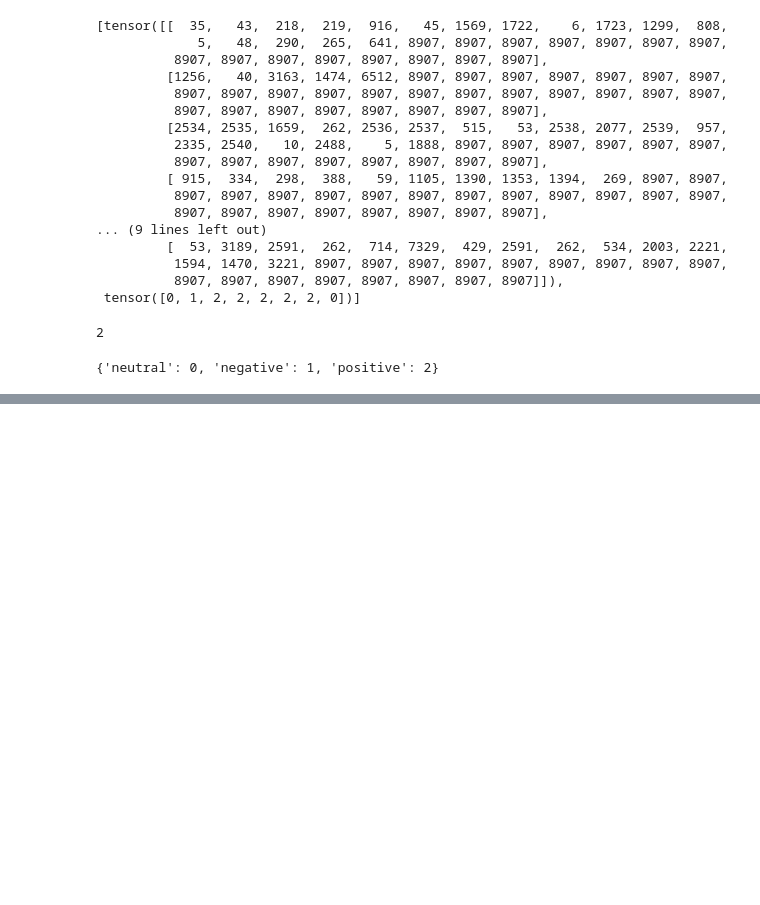
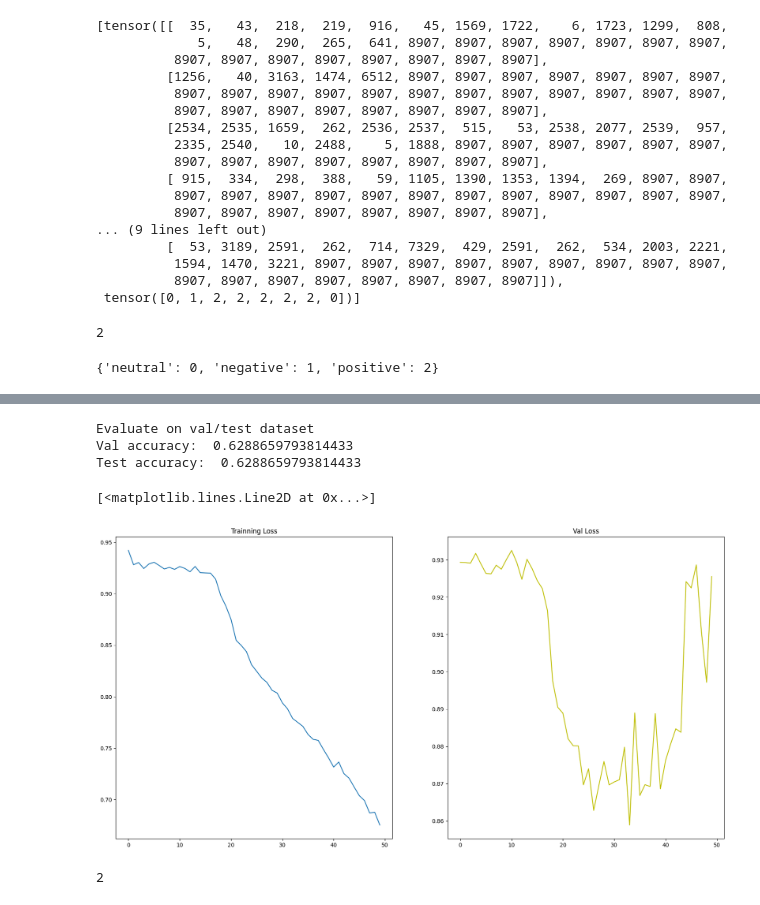
Before and after one commit to Chthanh/Sentiment-Analysis-for-Financial-News, a Jupyter notebook: Financial_news.ipynb, the cells around one changed output, grey strips where cells are left out. Drawn from its saved outputs; the diff is of its cells as text; code cells hidden in the pictures; blank space fills up the shorter version.

```diff
--- a/Financial_news.ipynb
+++ b/Financial_news.ipynb
@@ -379,0 +403,18 @@ classes
+# %%
+n_classes = len(list(classes.keys()))
+embedding_dim = 64
+hidden_size = 64
+n_layers = 2
+dropout_prob = 0.2
+device = 'cuda' if torch.cuda.is_available() else 'cpu'
+
+model = LSTMModel(
+    vocab_size = vocab_size,
+    embedding_dim = embedding_dim,
+    hidden_size = hidden_size,
+    n_layers = n_layers,
+    n_classes = n_classes,
+    dropout_prob = dropout_prob
+).to(device)
+# %%
+train_losses, val_losses = fit(model, train_loader, val_loader, criterion, optimizer, device, epochs)
@@ -379,0 +442,20 @@ classes
+# %%
+print('Evaluate on val/test dataset')
+print('Val accuracy: ', val_acc)
+print('Test accuracy: ', test_acc)
+# %% [output]
+Evaluate on val/test dataset
+Val accuracy:  0.6288659793814433
+Test accuracy:  0.6288659793814433
+# %%
+plt.figure(figsize = (20,10))
+plt.subplot(121)
+plt.title('Trainning Loss')
+plt.plot(train_losses)
+
+plt.subplot(122)
+plt.title('Val Loss')
+plt.plot(val_losses, 'y')
+# %% [output]
+[<matplotlib.lines.Line2D at 0x...>]
+[figure, added]
@@ -379,0 +470,5 @@ classes
+# %%
+result = np.argmax(model(input).detach().numpy())
+result
+# %% [output]
+2
```
Also changed, not shown: parts of 5 cells of this notebook.
